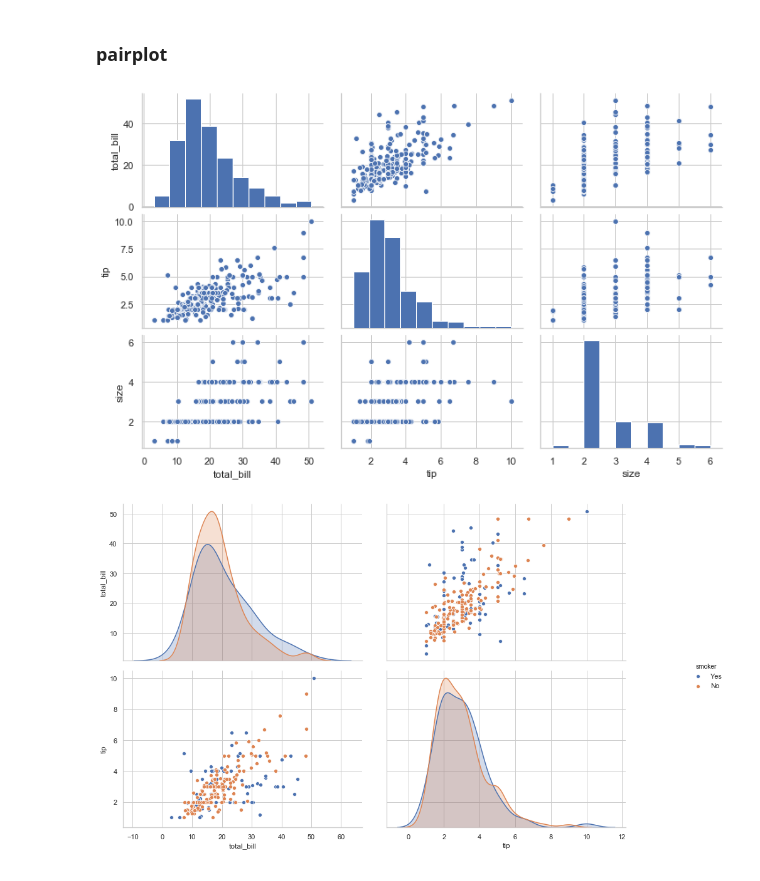
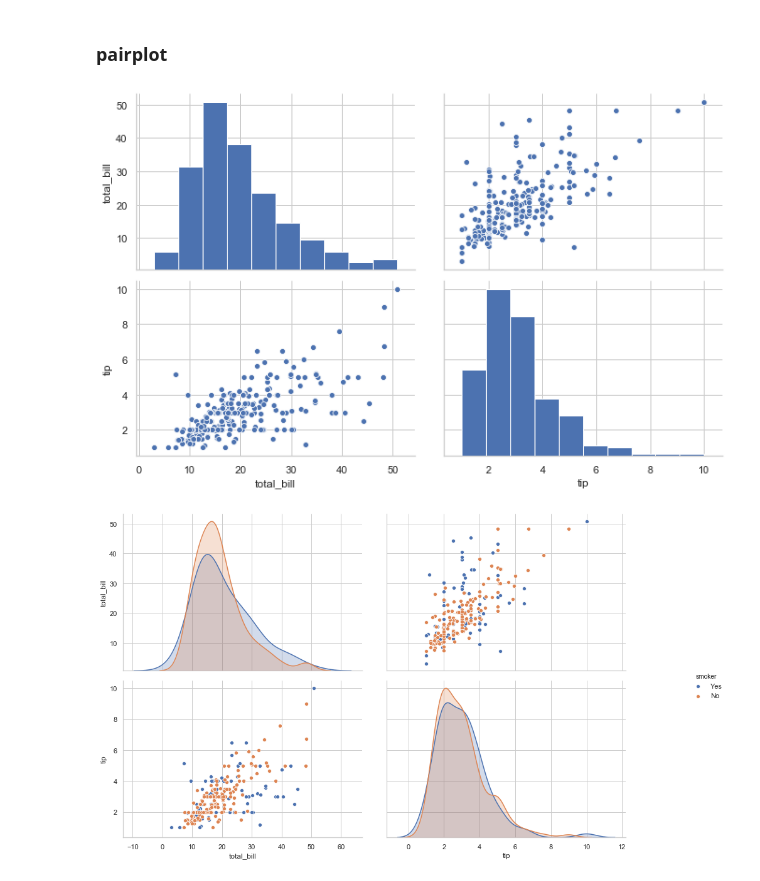
Before and after one commit to srikanthpragada/DS_03_AUG_2020, a Jupyter notebook: plots/seaborn_demo.ipynb, the cells around one changed output. Drawn from its saved outputs; the diff is of its cells as text; code cells hidden in the pictures.

```diff
--- a/plots/seaborn_demo.ipynb
+++ b/plots/seaborn_demo.ipynb
@@ -209,10 +210,10 @@ tips.tip.hist()
 # %% [markdown]
 ### pairplot
 # %%
-sns.pairplot(tips,vars=['total_bill','tip','size'])
+sns.pairplot(tips,vars=['total_bill','tip'])
 plt.gcf().set_size_inches(10,6)
 # %% [output]
-[figure, old version]
+[figure, new version]
 # %%
 sns.pairplot(tips,vars=['total_bill','tip'], hue='smoker')
 plt.gcf().set_size_inches(15,8)
```
Also changed, not shown: parts of 8 cells of this notebook, 1 other file.
